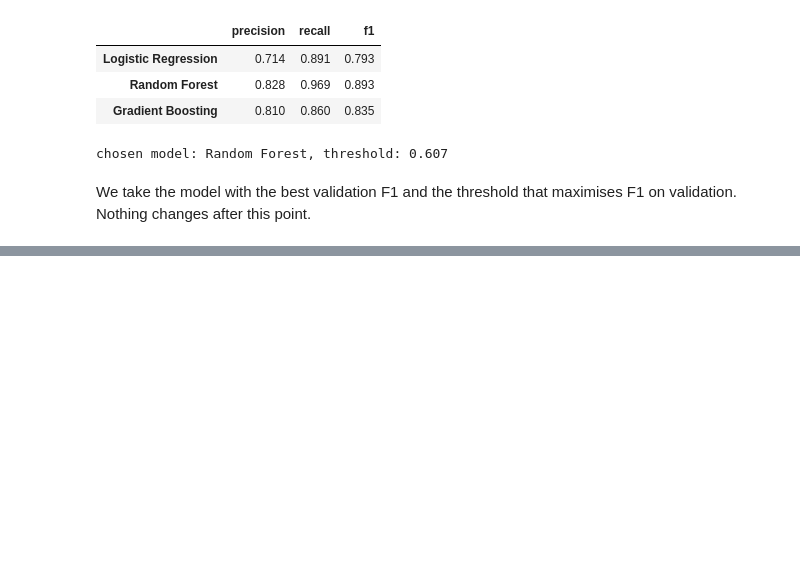
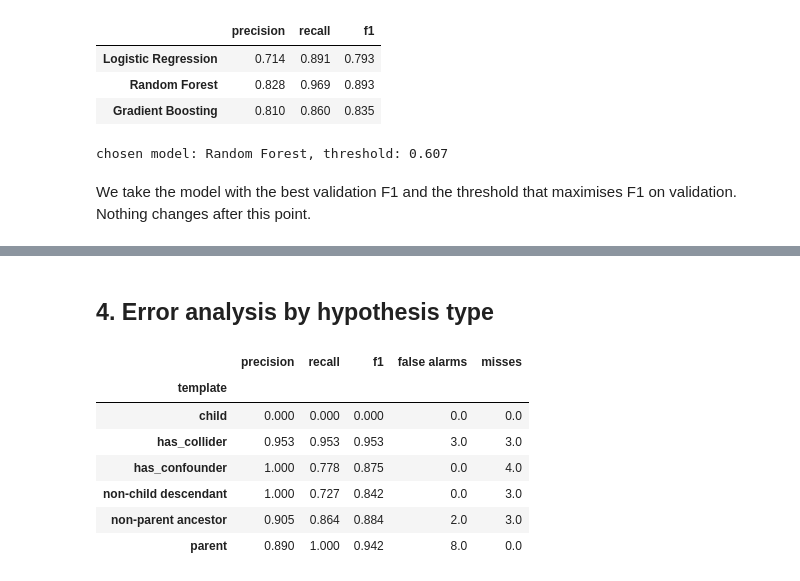
Before and after one commit to Jag2007/AI_ML_Project, a Jupyter notebook: notebooks/04_models_evaluation.ipynb, the cells around one changed output, grey strips where cells are left out. Saved outputs shown, nothing was run; the diff lists cells and outputs as text; code cells hidden in the pictures; blank space fills up the shorter version.

```diff
--- a/notebooks/04_models_evaluation.ipynb
+++ b/notebooks/04_models_evaluation.ipynb
@@ -81,0 +130,19 @@ We take the model with the best validation F1 and the threshold that maximises F
+# %% [markdown]
+## 4. Error analysis by hypothesis type
+# %%
+errors = test[["template", "num_variables", "hypothesis", "label"]].assign(pred=test_pred, proba=test_proba[best])
+by_type = errors.groupby("template")[["label", "pred"]].apply(lambda d: pd.Series({
+    **scores(d["label"], d["pred"]),
+    "false alarms": ((d["pred"] == 1) & (d["label"] == 0)).sum(),
+    "misses": ((d["pred"] == 0) & (d["label"] == 1)).sum(),
+}))
+by_type.round(3)
+# %% [output]
+|  | precision | recall | f1 | false alarms | misses |
+| template |  |  |  |  |  |
+| child | 0.000 | 0.000 | 0.000 | 0.0 | 0.0 |
+| has_collider | 0.953 | 0.953 | 0.953 | 3.0 | 3.0 |
+| has_confounder | 1.000 | 0.778 | 0.875 | 0.0 | 4.0 |
+| non-child descendant | 1.000 | 0.727 | 0.842 | 0.0 | 3.0 |
+| non-parent ancestor | 0.905 | 0.864 | 0.884 | 2.0 | 3.0 |
+| parent | 0.890 | 1.000 | 0.942 | 8.0 | 0.0 |
```
Also changed, not shown: parts of 11 cells of this notebook.
